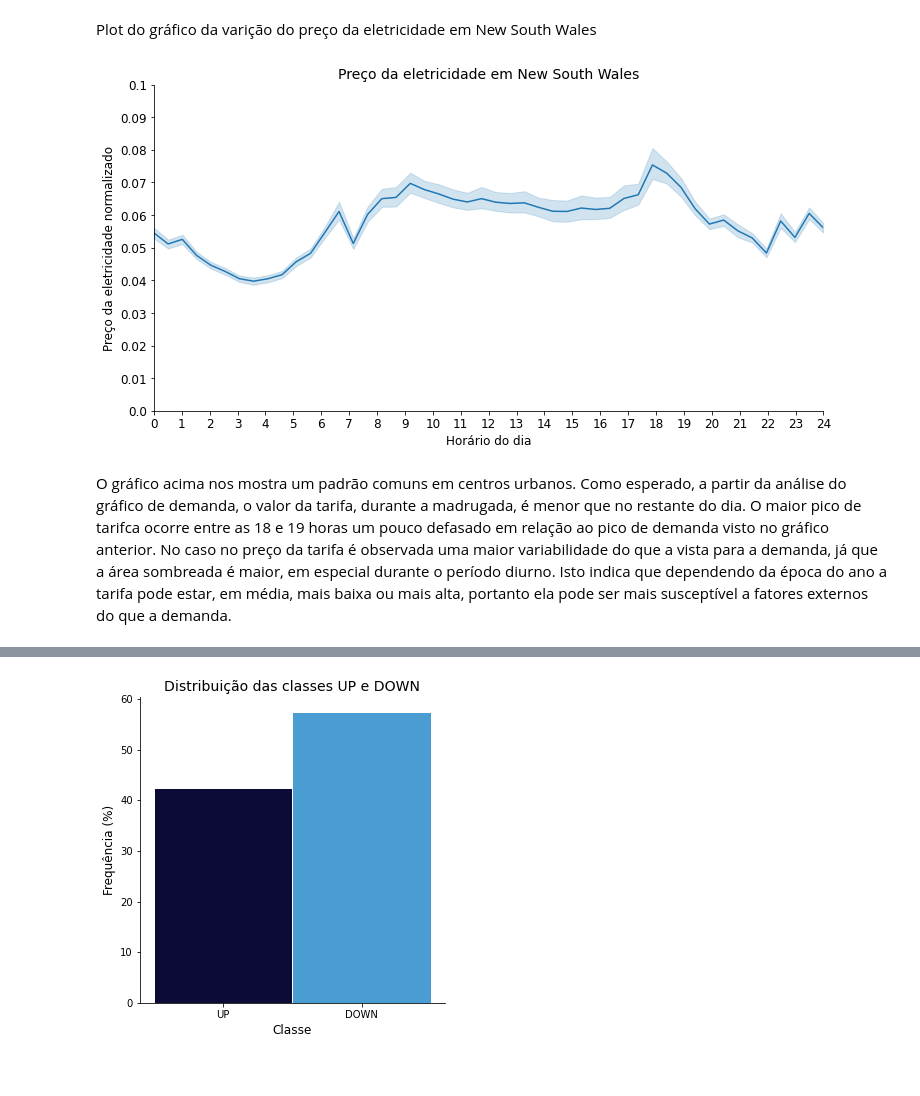
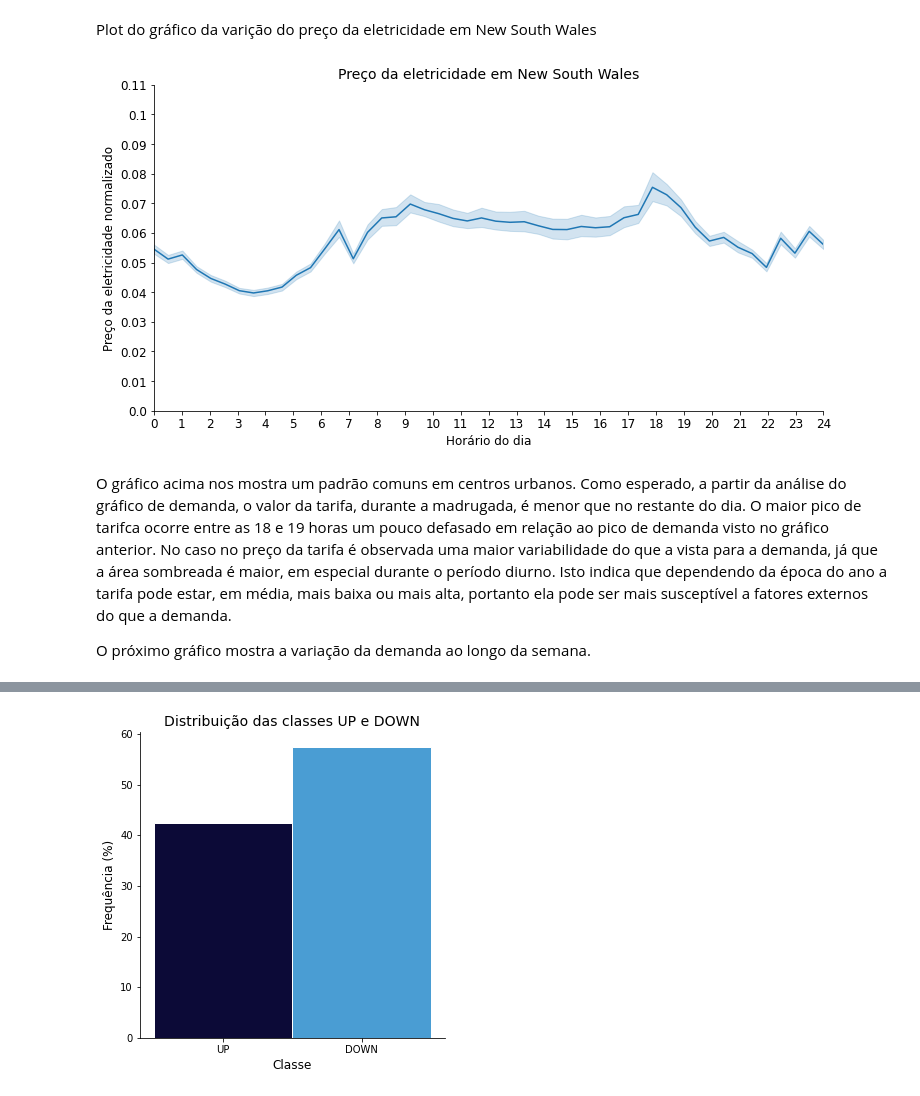
Before and after one commit to duartejr/case_ciencia_dados, a Jupyter notebook: case_ciencia_dados.ipynb, the cells around one changed output, grey strips where cells are left out. Cells and saved outputs as stored; diff of their text form; code cells hidden in the pictures.

Commit message:
incrementando análise exploratória: gráfico da demanda por dia

```diff
--- a/case_ciencia_dados.ipynb
+++ b/case_ciencia_dados.ipynb
@@ -109,7 +109,7 @@ df.head()
 <p align='justify'>O primeiro gráfico mostra a demanda de eletricide em New Soth Wales ao longo do dia.</p>
 # %%
 # Definição da função para gerar os gráficos de linha
-def grafico_linhas(y, title, ylabel, maxy=1.1, stepy=0.01):
+def grafico_linhas(x, y, title, xlabel, ylabel, minx=0, maxx=24, stepx=1, maxy=1.0, stepy=0.01):
     '''
         Função para gerar gráficos de linhas
         Args:
@@ -120,23 +120,27 @@ def grafico_linhas(y, title, ylabel, maxy=1.1, stepy=0.01):
             stepy (float): Intervalo entre as marcações do eixo y
     '''
     fig, ax = plt.subplots(1, 1, figsize=(12, 6))
-    sns.lineplot(x=df['period']*24, y=y, ax=ax)
+    sns.lineplot(x, y=y, ax=ax)
     ax.set_title(title, fontsize=14)
     ax.set_ylabel(ylabel, fontsize=12)
-    ax.set_xlabel('Horário do dia', fontsize=12)
-    ax.set_yticks(np.arange(0, maxy, stepy).round(2))
-    ax.set_yticklabels(np.arange(0, maxy, stepy).round(2), fontsize=12)
-    ax.set_xticks(np.arange(0, 25, 1))
-    ax.set_xticklabels(np.arange(0, 25, 1), fontsize=12)
-    ax.set_xlim(0, 24)
+    ax.set_xlabel(xlabel, fontsize=12)
+    ax.set_yticks(np.arange(0, maxy + stepy, stepy).round(2))
+    ax.set_yticklabels(np.arange(0, maxy + stepy, stepy).round(2), fontsize=12)
+    ax.set_xticks(np.arange(minx, maxx + stepx, stepx))
+    ax.set_xticklabels(np.arange(minx, maxx + stepx, stepx), fontsize=12)
+    ax.set_xlim(minx, maxx)
     ax.spines[['top', 'right']].set_visible(False)
     plt.show()
 # %% [markdown]
 Plot do gráfico da variação da demanda de energia ao longo do dia.
 # %%
-titulo = 'Demanda de energia em New South Wales'
-ylabel = 'Demanda de energia normalizada'
+titulo = 'Demanda de eletricidade em New South Wales'
+ylabel = 'Demanda de eletricidade normalizada'
+xlabel = 'Horário do dia'
 maxy = .8
 stepy = .1
-grafico_linhas(df['nswdemand'], titulo, ylabel, maxy, stepy)
+x = df['period']*24
+y = df['nswdemand']
+
+grafico_linhas(x, y, titulo, xlabel, ylabel, maxy=maxy, stepy=stepy)
 # %% [output]
@@ -150,9 +154,12 @@ Plot do gráfico da varição do preço da eletricidade em New South Wales
 # %%
 titulo = 'Preço da eletricidade em New South Wales'
 ylabel = 'Preço da eletricidade normalizado'
 maxy = 0.11
-grafico_linhas(df['nswprice'], titulo, ylabel, maxy)
+y = df['nswprice']
+grafico_linhas(x, y, titulo, xlabel, ylabel, maxy=maxy)
 # %% [output]
-[figure, old version]
+[figure, new version]
 # %% [markdown]
 O gráfico acima nos mostra um padrão comuns em centros urbanos. Como esperado, a partir da análise do gráfico de demanda, o valor da tarifa, durante a madrugada, é menor que no restante do dia. O maior pico de tarifca ocorre entre as 18 e 19 horas um pouco defasado em relação ao pico de demanda visto no gráfico anterior. No caso no preço da tarifa é observada uma maior variabilidade do que a vista para a demanda, já que a área sombreada é maior, em especial durante o período diurno. Isto indica que dependendo da época do ano a tarifa pode estar, em média, mais baixa ou mais alta, portanto ela pode ser mais susceptível a fatores externos do que a demanda.
+
+O próximo gráfico mostra a variação da demanda ao longo da semana.
```
Also changed, not shown: parts of 15 cells of this notebook.
